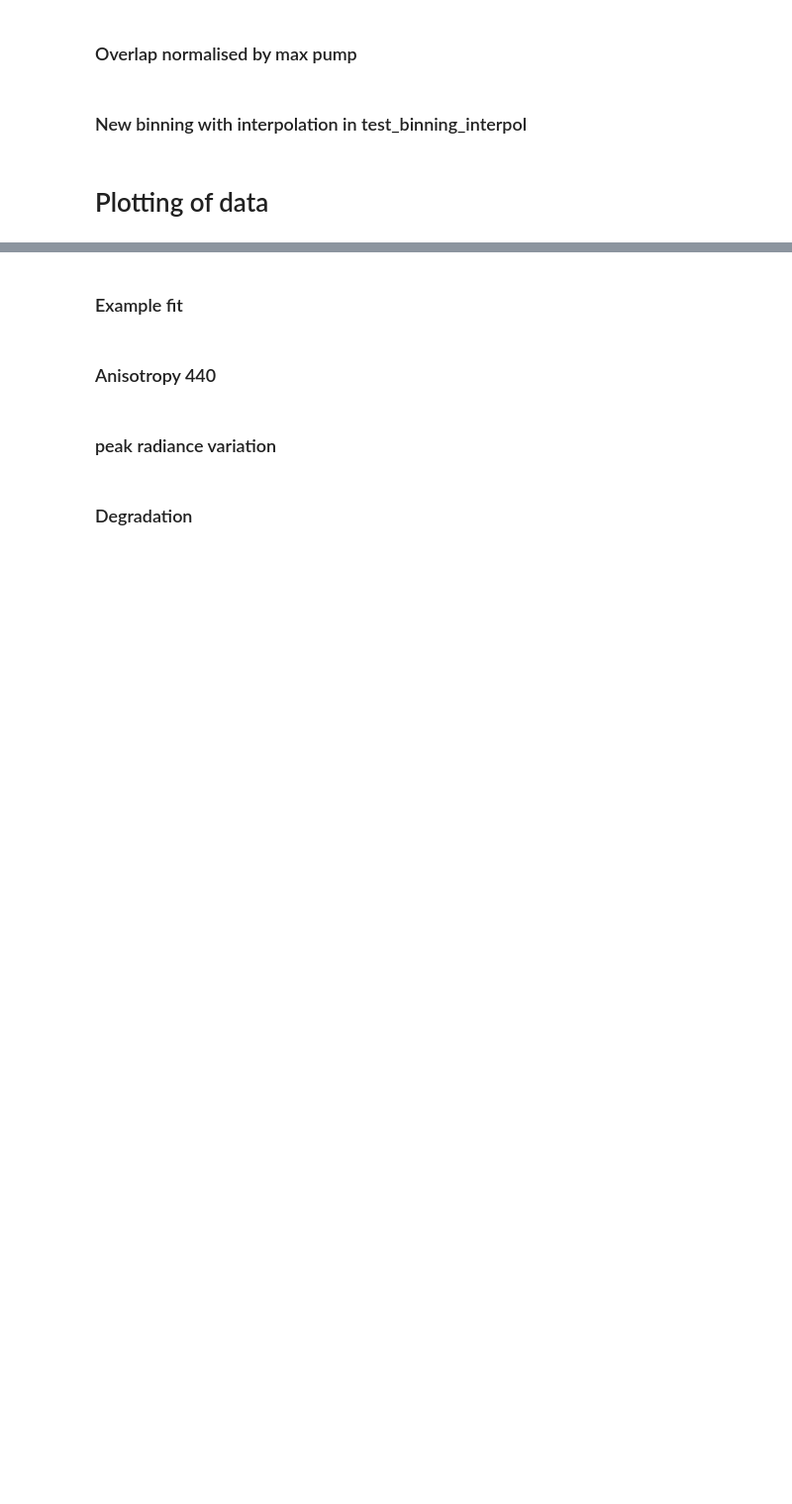
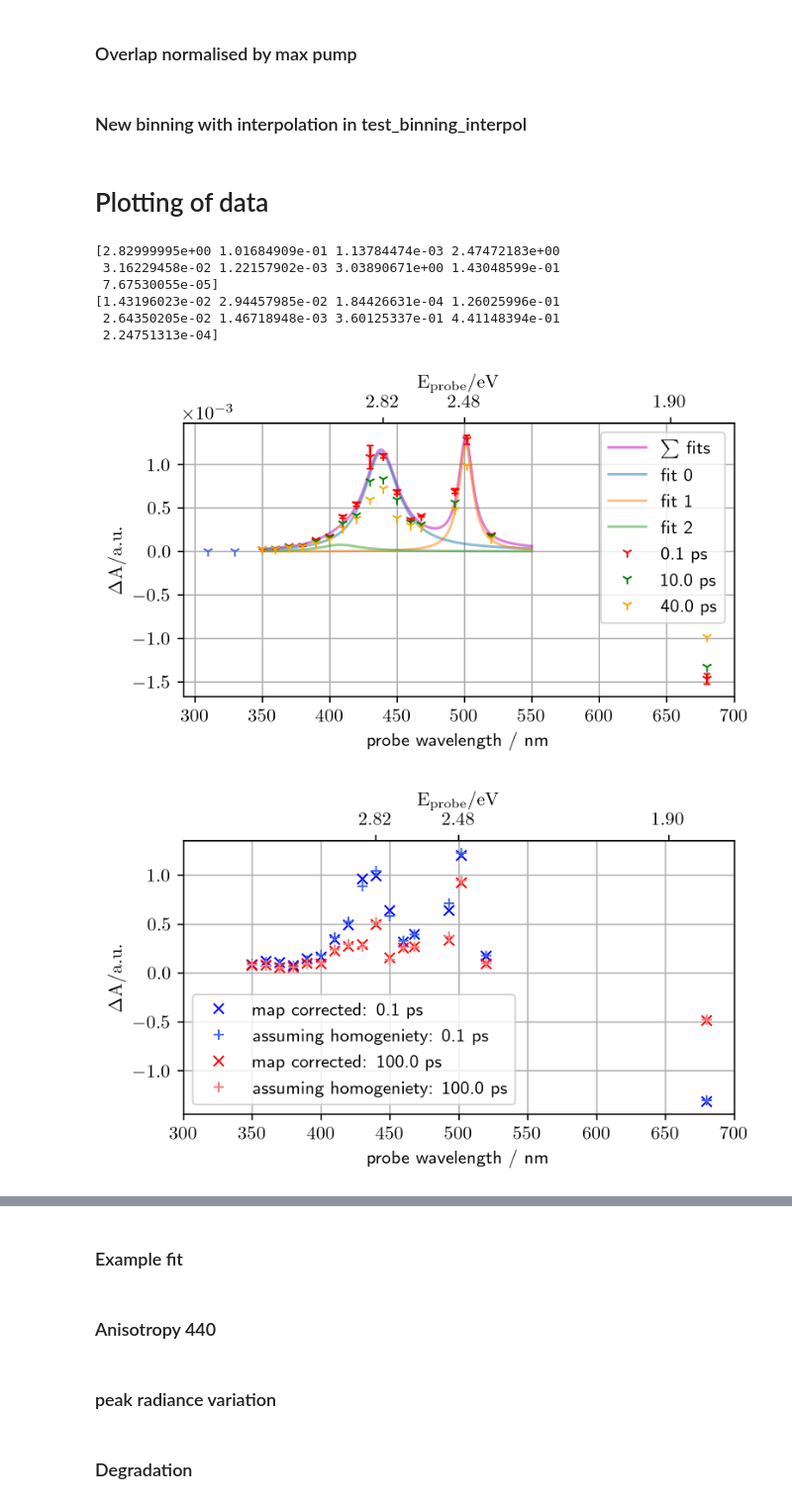
Before and after one commit to MJeindl/MasterProjectAlt, a Jupyter notebook: GraphsMThesisJeindl.ipynb, the cells around one changed output, grey strips where cells are left out. Shown at 99% size. Drawn from its saved outputs; the diff is of its cells as text; code cells hidden in the pictures; blank space fills up the shorter version.

Commit message:
attempts at making this more readable, some problem with baseline plotting of different TA measurements (not correctly aligned)

```diff
--- a/GraphsMThesisJeindl.ipynb
+++ b/GraphsMThesisJeindl.ipynb
@@ -512,6 +512,7 @@ def wavToEnergy(lamb):
 def energyToWav(E):
     #Energy in eV, lamb in nm
     return const.h*const.c/E*1e9/const.elementary_charge
+
 
 def paramDictatTime(param_dict, time_fs):
     return param_dict['A1']*np.exp(-time_fs/param_dict['tau1']) + param_dict['A2']*np.exp(-time_fs/param_dict['tau2'])
@@ -642,7 +643,6 @@ colors = ['red', 'green', 'orange', 'royalblue']
 Lorentz = True
 
 #signalFit, signalCov = fitPeaks(wavToEnergy(wavelengths[1:-2]), totalSignalTesting[1:-2],2, [2.82, 2.48], [0.1, 0.05],[1e-3, 1e-3])
-
 if Lorentz == True:
     signalFit, signalCov = fitPeaks(wavToEnergy(wavelengths[1:-2]), totalSignalTesting[1:-2],3, [2.82, 2.48, 3.15], [0.1,0.05, 0.03], [4e-4, 4e-4, 1e-4], positionBounds=[[2.76, 2.83], [2.3, 2.7], [3.00,3.60]], ampBounds=[0,2e-3], function=multiLorentzianAdditive)
     #signalFit, signalCov = fitPeaks(wavToEnergy(wavelengths[1:-2]), totalSignalTesting[1:-2],2, [2.82, 2.48], [0.1,0.05], [1e-3, 1e-3], function=multiLorentzianAdditive)
@@ -684,36 +684,45 @@ ax.set_xticks(np.arange(300, 701, 50))
 secax = ax.secondary_xaxis('top', functions=(wavToEnergy, energyToWav))
 secax.set_xticks(np.round(wavToEnergy(np.array([440, 500, 653])), 2))
 secax.set_xlabel(r"$\mathrm{E_{probe} / eV}$")
 ax.legend()
 ax.grid()
 
 
 
 times = np.array([1e2, 1e5])
 colors = ['b', 'r']
 fig2, ax2 = plt.subplots(1,1, figsize=plotHelperLatex.figSizer(1,2), dpi = 288)
 '''
 ax.plot(wavelengths, dOD_SHG_main, 'ro', label='standard correction', ls = "None")
 ax.plot(wavelengths, dOD_SHG_mapCorr, 'bx', label='map corrected', ls = "None")
 #ax.errorbar(wavelengths, dOD_SHG_main, yerr = ErrorCorrectionConvoluted(dOD_SHG_main, scan_corrFactors, peakRad, dRelUmPerPx, dPumpPower), ls = "None", capsize =2)
 '''
 
 ind_color2 = ['royalblue', 'lightcoral']
 for ind, time in enumerate(times):
-    break
-    ax2.plot(scan_wavs, dOD_map_reference*paramDictatTime(scan_params, time), colors[ind]+'x', label="map corrected: %.1f ps" %(times[ind]*1e-3))
-    ax2.plot(scan_wavs, paramDictatTime(scan_params, time), color = ind_color2[ind], marker= '+', linestyle="None", label="assuming homogeniety: %.1f ps" %(times[ind]*1e-3))
+    #break
+    ax2.plot(scan_wavs, dOD_map_reference*paramDictatTime(scan_params, time)[bool_mask], colors[ind]+'x', label="map corrected: %.1f ps" %(times[ind]*1e-3))
+    ax2.plot(scan_wavs, paramDictatTime(scan_params, time)[bool_mask], color = ind_color2[ind], marker= '+', linestyle="None", label="assuming homogeniety: %.1f ps" %(times[ind]*1e-3))
 ''''''
 ax2.set_xlabel('probe wavelength / nm')
 ax2.set_ylabel(r'$\mathrm{\Delta A / a.u.}$')
 
 ax2.set_xticks(np.arange(300, 701, 50))
 secax = ax2.secondary_xaxis('top', functions=(wavToEnergy, energyToWav))
 secax.set_xticks(np.round(wavToEnergy(np.array([440, 500, 653])), 2))
 secax.set_xlabel(r"$\mathrm{E_{probe} / eV}$")
 ax2.legend()
 ax2.grid()
 plt.show()
+# %% [output]
+[2.82999995e+00 1.01684909e-01 1.13784474e-03 2.47472183e+00
+ 3.16229458e-02 1.22157902e-03 3.03890671e+00 1.43048599e-01
+ 7.67530055e-05]
+[1.43196023e-02 2.94457985e-02 1.84426631e-04 1.26025996e-01
+ 2.64350205e-02 1.46718948e-03 3.60125337e-01 4.41148394e-01
+ 2.24751313e-04]
+[figure, added]
+[figure, added]
 # %%
 import pandas as pd
 import numpy as np
```
Also changed, not shown: parts of 1 cell of this notebook, 1 other file.
